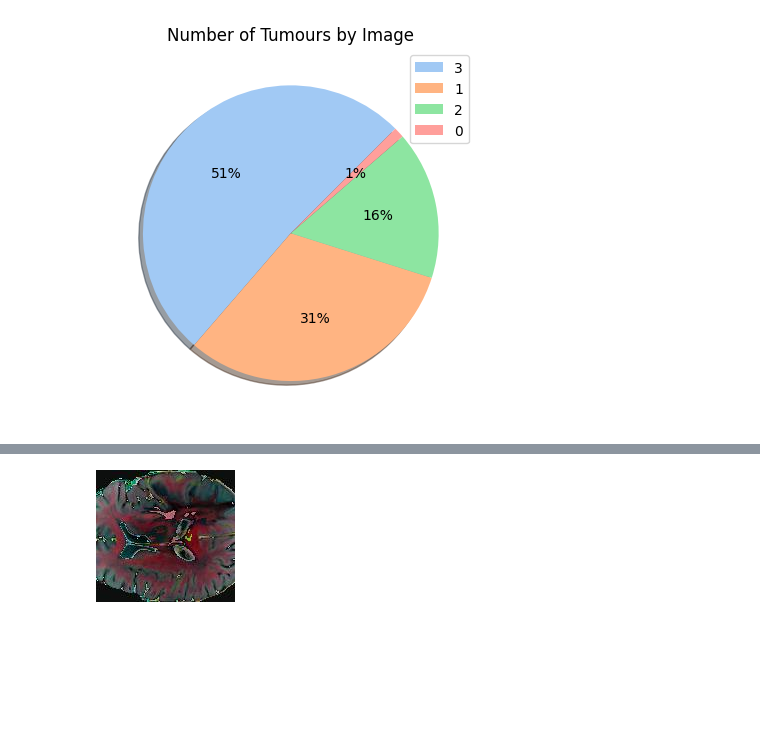
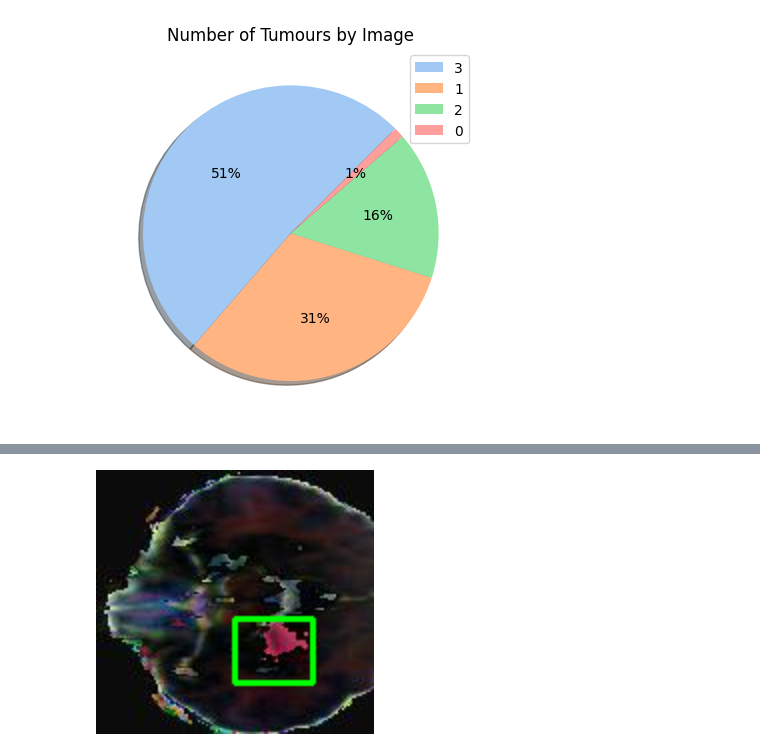
Before and after one commit to juliorodrigues07/tumour_detection, a Jupyter notebook: notebooks/1_eda.ipynb, the cells around one changed output, grey strips where cells are left out. Cells and saved outputs as stored; diff of their text form; code cells hidden in the pictures; blank space fills up the shorter version.

Commit message:
Feat: Added analysis based on tumours occupied area

```diff
--- a/notebooks/1_eda.ipynb
+++ b/notebooks/1_eda.ipynb
@@ -124,8 +127,8 @@ for dir in dirs:
     partial_unlabeled, partial_hash = count_duplicates(data_dir=dir)
     unlabeled += partial_unlabeled
     image_hashes += partial_hash
-    n_labels += len(os.listdir(f'{dir}/labels'))
-    total_images += len(os.listdir(f'{dir}/images'))
+    n_labels += len(listdir(f'{dir}/labels'))
+    total_images += len(listdir(f'{dir}/images'))
 
 proportion = (unlabeled / total_images) * 100
 duplicates = len(image_hashes) - len(list(set(image_hashes)))
@@ -216,6 +219,9 @@ Duplicated rows: 0
 # %% [markdown]
 ## **2.2. Labels Statistical Data**
 # %%
+from os.path import basename
+
+
 correspondences = {0: 'Glioma', 1: 'Meningioma', 2: 'Metastatic'}
 
 
@@ -244,7 +250,7 @@ def process_txt_file(file_path: str) -> pd.DataFrame:
     # If the instance doesn't have all labels
     each_instance = each_instance.fillna(0)
 
-    each_instance['File Name'] = os.path.basename(file_path)
+    each_instance['File Name'] = basename(file_path)
     each_instance['Total'] = total_count
 
     return each_instance
@@ -253,11 +259,12 @@ def process_txt_file(file_path: str) -> pd.DataFrame:
 def create_csv_labels(input_dir: str) -> pd.DataFrame:
 
     instances = list()
+    labels_list = listdir(input_dir)
 
     # Iterate through each file in the directory
-    for filename in os.listdir(input_dir):
+    for filename in labels_list:
         if filename.endswith('.txt'):
-            file_path = os.path.join(input_dir, filename)
+            file_path = join(input_dir, filename)
 
             each_instance = process_txt_file(file_path)
             instances.append(each_instance)
@@ -344,0 +349,17 @@ Name: count, dtype: int64
+# %%
+def calculate_bounding_boxes(instance: str, width: int, height: int) -> tuple[int, int, int, int, int]:
+
+    # Box center (x, y) and its dimensions (width and height)
+    label = int(instance[0])
+    x = float(instance[1])
+    y = float(instance[2])
+    w = float(instance[3])
+    h = float(instance[4])
+
+    # The coords are also normalized between [0, 1], needing conversion
+    xmin = int((x * width) - (w * width) / 2.0)
+    ymin = int((y * height) - (h * height) / 2.0)
+    xmax = int((x * width) + (w * width) / 2.0)
+    ymax = int((y * height) + (h * height) / 2.0)
+
+    return label, xmin, ymin, xmax, ymax
@@ -411,10 +532,19 @@ fig.write_image(f'{os.getcwd()}/plots/class_dit.png')
 # %%
 from google.colab.patches import cv2_imshow
 
 
-# Visualizing classes
-img_filter = labels_csv.query('Glioma == 0 & Meningioma == 1 & Metastatic == 0 & `No Tumour` == 0')['File Name'].iloc[0]
+# Visualizing tumours
+img_filter = labels_csv.query('Glioma == 1 & Meningioma == 0 & Metastatic == 0 & `No Tumour` == 0')['File Name'].iloc[3]
 my_img = cv.imread(f'Brain Tumor Detection/train/images/{img_filter.replace(".txt", ".jpg")}')
+
+with open(f'Brain Tumor Detection/train/labels/{img_filter}', 'r') as txtfile:
+    for line in txtfile:
+        tumour = line.strip().split()
+        _, x1, y1, x2, y2 = calculate_bounding_boxes(instance=tumour, width=my_img.shape[0],
+                                                     height=my_img.shape[1])
+        cv.rectangle(my_img, (x1, y1), (x2, y2), (0, 255, 0), 2)
+        my_img = cv.resize(my_img, None, fx=2, fy=2)
+
 cv2_imshow(my_img)
 # %% [output]
-[figure, old version]
+[figure, new version]
```
Also changed, not shown: parts of 23 cells of this notebook.
